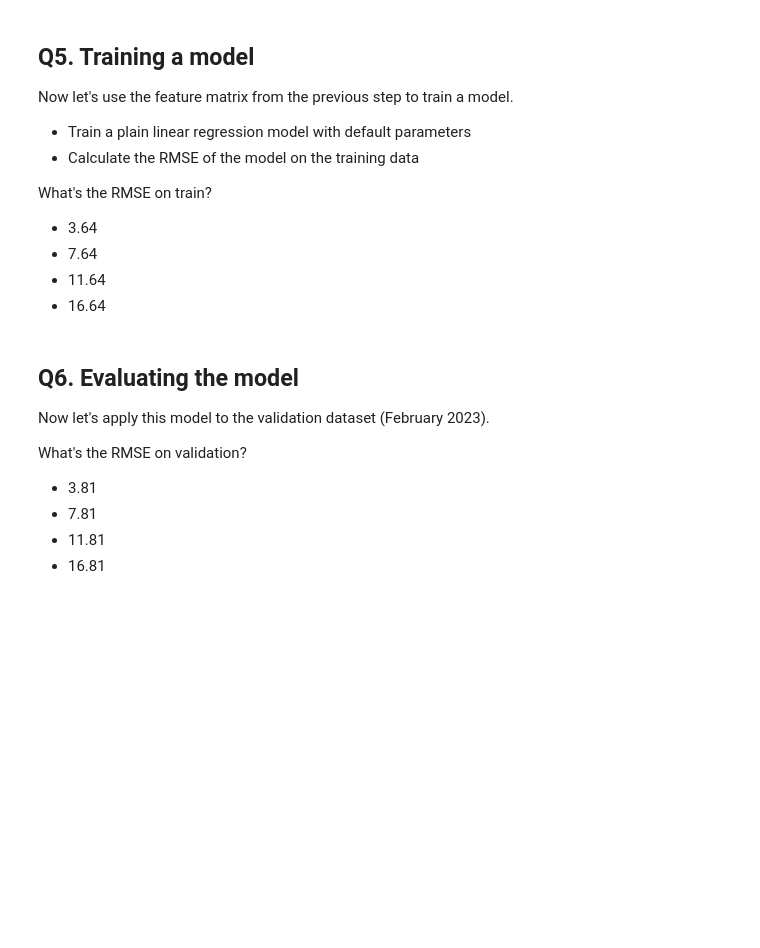
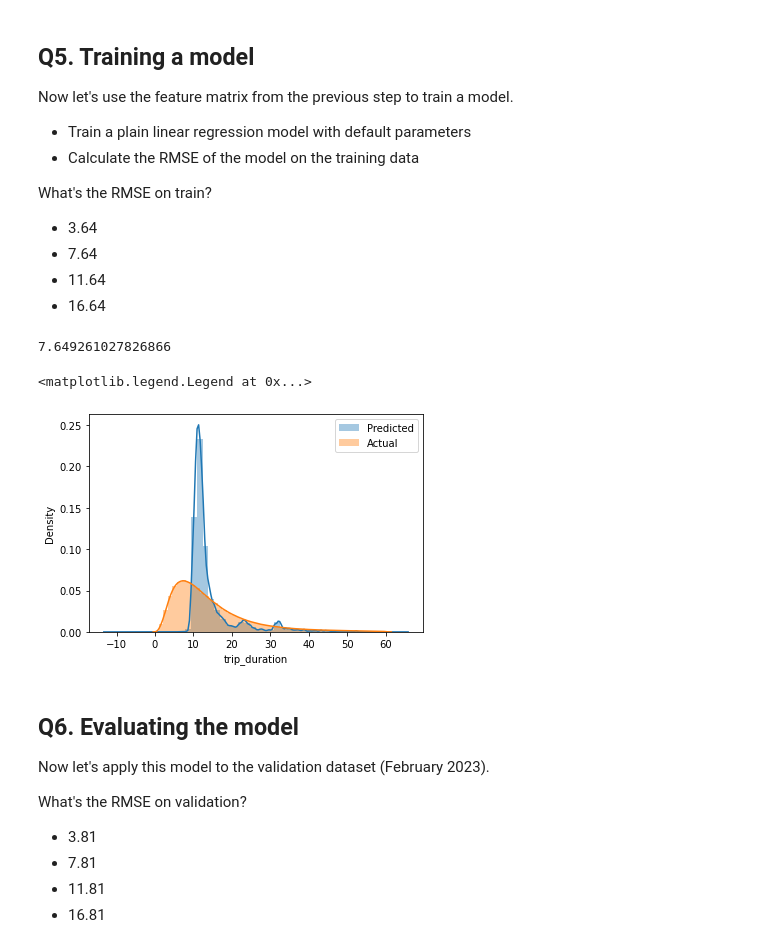
Before and after one commit to WMaia9/mlops-zoomcamp, a Jupyter notebook: 01-intro/homework.ipynb, the cells around one changed output. Drawn from its saved outputs; the diff is of its cells as text; code cells hidden in the pictures; blank space fills up the shorter version.

```diff
--- a/01-intro/homework.ipynb
+++ b/01-intro/homework.ipynb
@@ -114,0 +143,7 @@ What's the dimensionality of this matrix (number of columns)?
+# %%
+train_dicts = df_january1[categorical].to_dict(orient='records')
+# %%
+from sklearn.feature_extraction import DictVectorizer
+dv = DictVectorizer()
+# %%
+X_train = dv.fit_transform(train_dicts)
@@ -126,6 +172,35 @@ What's the RMSE on train?
 * 7.64
 * 11.64
 * 16.64
+# %%
+# Train a plain linar regression model with default parameters.
+
+from sklearn.linear_model import LinearRegression
+
+model = LinearRegression()
+model.fit(X_train, df_january1['trip_duration'])
+
+# Calculate the RMSE on train
+
+from sklearn.metrics import mean_squared_error
+
+y_pred = model.predict(X_train)
+rmse = mean_squared_error(df_january1['trip_duration'], y_pred, squared=False)
+print(rmse)
+# %% [output]
+7.649261027826866
+# %%
+# display predict vs actual trip duration
+
+import matplotlib.pyplot as ptl
+
+sns.distplot(y_pred, label = 'Predicted')
+sns.distplot(df_january1['trip_duration'], label = 'Actual')
+
+ptl.legend()
+# %% [output]
+<matplotlib.legend.Legend at 0x...>
+[figure, added]
 # %% [markdown]
 ## Q6. Evaluating the model
 
```
Also changed, not shown: parts of 12 cells of this notebook.
